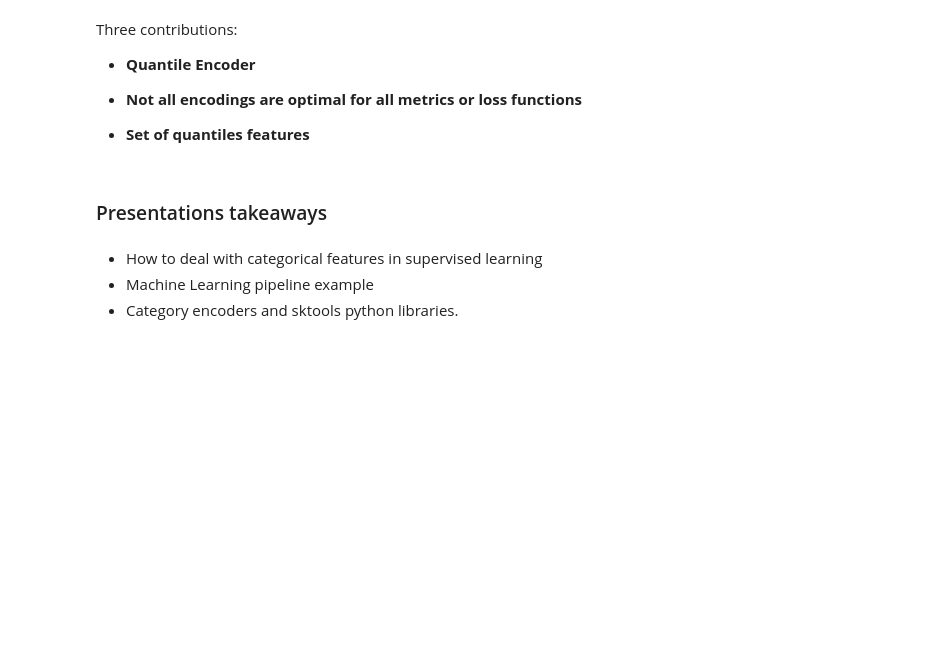
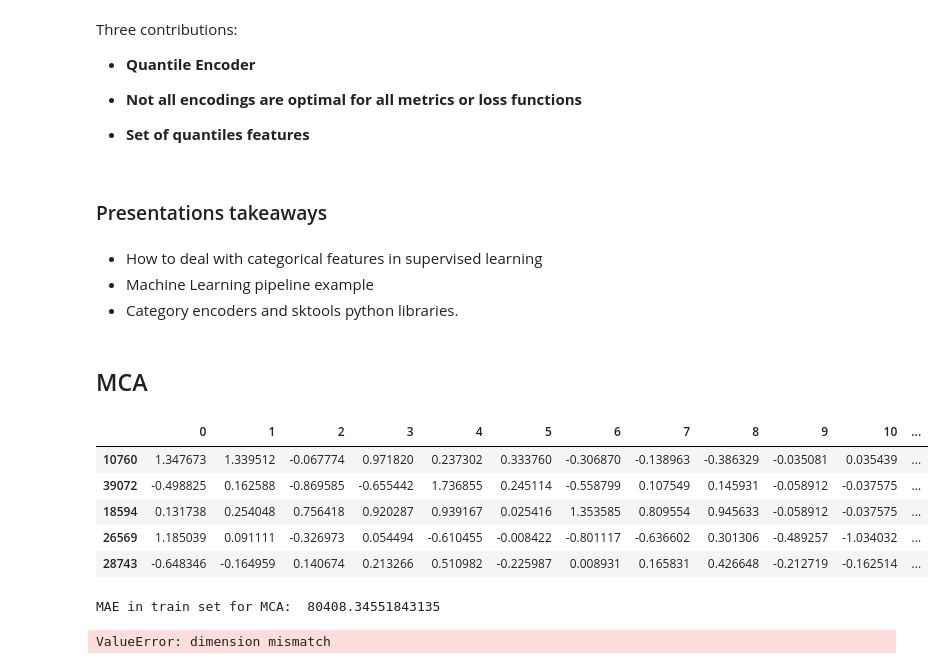
Before and after one commit to cmougan/Presentations, a Jupyter notebook: QuantileEncoder/QE_presentation.ipynb, the cells around one changed output. Saved outputs shown, nothing was run; the diff lists cells and outputs as text; code cells hidden in the pictures; blank space fills up the shorter version.

```diff
--- a/QuantileEncoder/QE_presentation.ipynb
+++ b/QuantileEncoder/QE_presentation.ipynb
@@ -281,3 +285,5 @@ Three contributions:
  - How to deal with categorical features in supervised learning
  - Machine Learning pipeline example
  - Category encoders and sktools python libraries.
+# %% [markdown]
+## MCA
@@ -283,0 +292,40 @@ Three contributions:
+# %%
+mca = prince.MCA(
+    n_components=20,
+    n_iter=3,
+    copy=True,
+    check_input=True,
+    engine="auto",
+    random_state=42,
+
+)
+enet = ElasticNet()
+# %%
+pipe_mca = Pipeline(
+    [("mca", mca), ("type", TypeSelector(np.number)), ("enet", enet)]
+)
+# %%
+pipe_mca.fit(X_train[["Country", "FormalEducation"]],y_train);
+# %%
+Pipeline(pipe_mca.steps[:-1]).transform(X_train[["Country", "FormalEducation"]]).head()
+# %% [output]
+|  | 0 | 1 | 2 | 3 | 4 | 5 | 6 | 7 | 8 | 9 | 10 | ... |
+| 10760 | 1.347673 | 1.339512 | -0.067774 | 0.971820 | 0.237302 | 0.333760 | -0.306870 | -0.138963 | -0.386329 | -0.035081 | 0.035439 | ... |
+| 39072 | -0.498825 | 0.162588 | -0.869585 | -0.655442 | 1.736855 | 0.245114 | -0.558799 | 0.107549 | 0.145931 | -0.058912 | -0.037575 | ... |
+| 18594 | 0.131738 | 0.254048 | 0.756418 | 0.920287 | 0.939167 | 0.025416 | 1.353585 | 0.809554 | 0.945633 | -0.058912 | -0.037575 | ... |
+| 26569 | 1.185039 | 0.091111 | -0.326973 | 0.054494 | -0.610455 | -0.008422 | -0.801117 | -0.636602 | 0.301306 | -0.489257 | -1.034032 | ... |
+| 28743 | -0.648346 | -0.164959 | 0.140674 | 0.213266 | 0.510982 | -0.225987 | 0.008931 | 0.165831 | 0.426648 | -0.212719 | -0.162514 | ... |
+# %%
+print(
+    "MAE in train set for MCA: ",
+    mean_absolute_error(pipe_mca.predict(X_train[["Country", "FormalEducation"]]), y_train)
+)
+# %% [output]
+MAE in train set for MCA:  80408.34551843135
+# %%
+print(
+    "MAE in test set for MCA: ",
+    mean_absolute_error(pipe_mca.predict(X_test[["Country", "FormalEducation"]]), y_test)
+)
+# %% [output]
+ValueError: dimension mismatch
```
Also changed, not shown: parts of 5 cells of this notebook.
